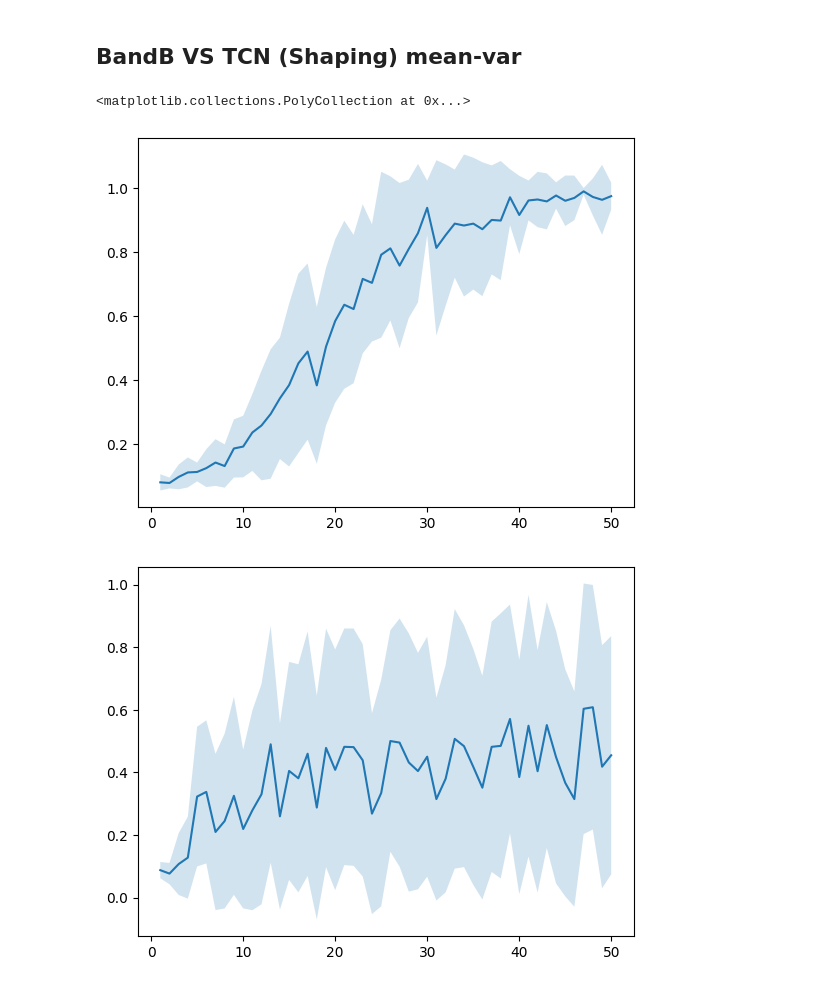
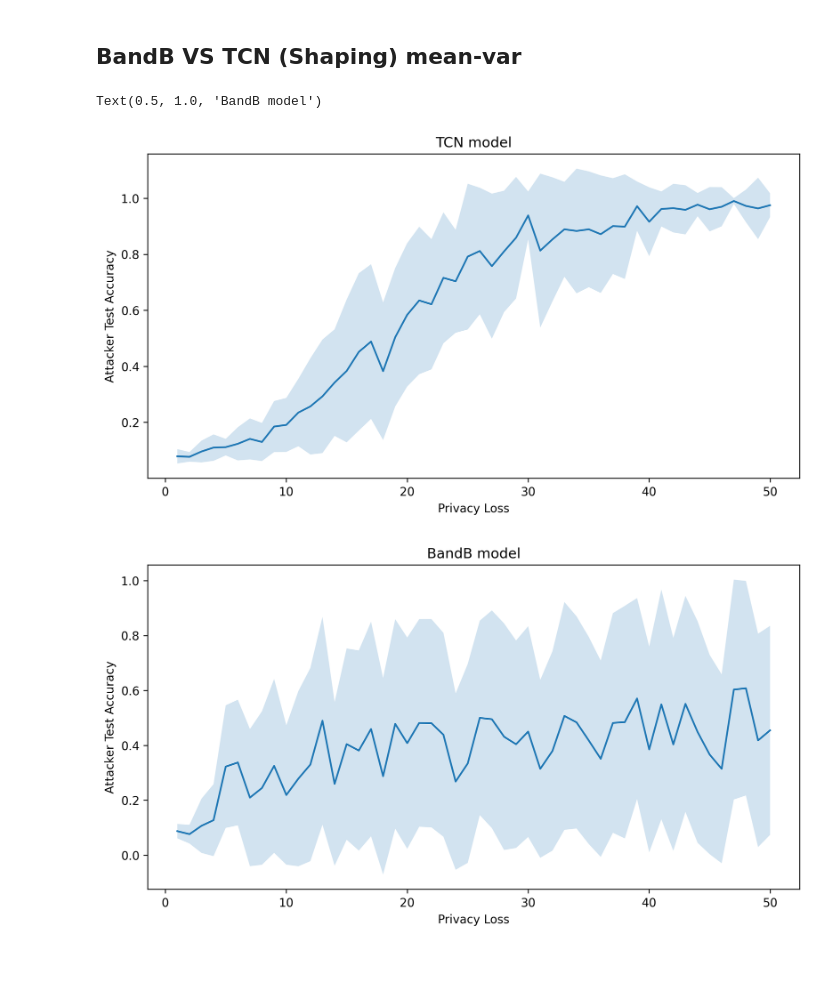
Before and after one commit to ubc-systopia/netshaper, a Jupyter notebook: simulator/plotting.ipynb, the cells around one changed output. Cells and saved outputs as stored; diff of their text form; code cells hidden in the pictures.

```diff
--- a/simulator/plotting.ipynb
+++ b/simulator/plotting.ipynb
@@ -56,16 +56,24 @@ plt.legend()
 <matplotlib.legend.Legend at 0x...>
 [figure]
 # %%
-data_dir = '/home/ubuntu/results/privacy_loss_VS_overhead_(2023-02-28_01-46)/results.pkl'
-data = pickle.load(open(data_dir, 'rb'))
-print(data['average_aggregated_overhead'])
-aao = data['average_aggregated_overhead']
-ano = data['average_norm_distance']
-awd = data['average_wasserstein_distance']
-privacy_loss = data['privacy_loss']
+results_dir = '/home/ubuntu/results/privacy_loss_vs_overhead_(2023-03-14_17-28)/results.pkl'
+baseline_results_dir = '/home/ubuntu/results/privacy_loss_vs_overhead_(2023-03-14_17-09)/baseline_results.pkl'
+
+results = pickle.load(open(results_dir, 'rb'))
+baseline_results = pickle.load(open(baseline_results_dir, 'rb'))
+
+
+# print(data['average_aggregated_overhead'])
+aao = results['average_aggregated_overhead']
+ano = results['average_norm_distance']
+awd = results['average_wasserstein_distance']
+privacy_loss = results['privacy_loss']
+
+baseline_aao = baseline_results['average_aggregated_overhead']
+print(baseline_aao)
 plt.figure(dpi=300, figsize=(10,5))
 plt.plot(privacy_loss,aao, label='DP-Shaping')
-plt.plot([0, 50], [18.59, 18.59], 'g--', label='Constant-Rate')
+plt.plot([0, 50], [baseline_aao, baseline_aao], 'g--', label='Constant-Rate')
 plt.plot([0, 50], [0, 0], 'r--', label='Without Shaping')
 # plt.xticks([0] + list(np.arange(10, 100+1, 10.0)))
 # plt.yticks(list(np.arange(0, 23, 2)) + [24.88])
@@ -101,14 +109,18 @@ plt.legend()
 # %% [markdown]
 ## BandB VS TCN (No shaping)
 # %%
-data_dir = '/home/ubuntu/results/BandB_vs_TCN_(2023-03-07_19-07)/baseline_results.pkl'
+data_dir = '/home/ubuntu/results/BandB_vs_TCN_(2023-03-20_19-43)/baseline_results.pkl'
 data = pickle.load(open(data_dir, 'rb'))
 BandB_acc = data['BandB_accuracy']
+BandB_acc_avg = np.mean(BandB_acc, axis=1)
+BandB_acc_std = np.std(BandB_acc, axis=1)
 TCN_acc = data['TCN_accuracy']
+TCN_acc_avg = np.mean(TCN_acc, axis=1)
+TCN_acc_std = np.std(TCN_acc, axis=1)
 class_num = data['classes_num']
 plt.figure(dpi=100, figsize=(10,5))
-plt.plot(class_num, BandB_acc,label='BandB')
-plt.plot(class_num, TCN_acc, '--', label='TCN')
+plt.plot(class_num, BandB_acc_avg,label='BandB')
+plt.plot(class_num, TCN_acc_avg, '--', label='TCN')
 plt.xlabel('# of videos')
 plt.ylabel('Attacker Accuracy')
 plt.legend()
@@ -143,35 +155,41 @@ BandB_acc = np.array(data['BandB_accuracy'])
 BandB_avg_acc = np.mean(BandB_acc, axis=1)
 BandB_std_acc = np.std(BandB_acc, axis=1)
 privacy_loss = data['privacy_loss']
 
 TCN_acc = data['TCN_accuracy']
 # TCN_min_acc = np.min(TCN_acc, axis=1)
 # TCN_max_acc = np.max(TCN_acc, axis=1)
 TCN_avg_acc = np.mean(TCN_acc, axis=1)
 TCN_std_acc = np.std(TCN_acc, axis=1)
 
-fig, ax = plt.subplots()
+fig, ax = plt.subplots(dpi=300, figsize=(10, 5))
 ax.plot(privacy_loss, TCN_avg_acc,label='BandB_avg')
 ax.fill_between(privacy_loss, TCN_avg_acc - TCN_std_acc, TCN_avg_acc + TCN_std_acc, alpha=0.2)
+ax.set_xlabel("Privacy Loss")
+ax.set_ylabel("Attacker Test Accuracy")
+ax.set_title("TCN model")
 
-fig, ax = plt.subplots()
+fig, ax = plt.subplots(dpi=300, figsize=(10, 5))
 ax.plot(privacy_loss, BandB_avg_acc,label='BandB_avg')
 ax.fill_between(privacy_loss, BandB_avg_acc - BandB_std_acc, BandB_avg_acc + BandB_std_acc, alpha=0.2)
+ax.set_xlabel("Privacy Loss")
+ax.set_ylabel("Attacker Test Accuracy")
+ax.set_title("BandB model")
 
 
 
 
 
 # privacy_loss = data['privacy_loss']
 # plt.figure(dpi=100, figsize=(10,5))
 # plt.plot(privacy_loss, BandB_avg_acc,label='BandB_avg')
 # plt.plot(privacy_loss, BandB_max_acc,label='BandB_max')
 # plt.plot(privacy_loss, BandB_min_acc,label='BandB_min')
 # plt.plot(privacy_loss, TCN_acc, '--', label='TCN')
 # plt.xlabel('Privacy Loss')
 # plt.ylabel('Attacker Accuracy')
 # plt.legend()
 # %% [output]
-<matplotlib.collections.PolyCollection at 0x...>
+Text(0.5, 1.0, 'BandB model')
-[figure, old version]
+[figure, new version]
-[figure, old version]
+[figure, new version]
```
Also changed, not shown: parts of 2 cells of this notebook, 8 other files.
